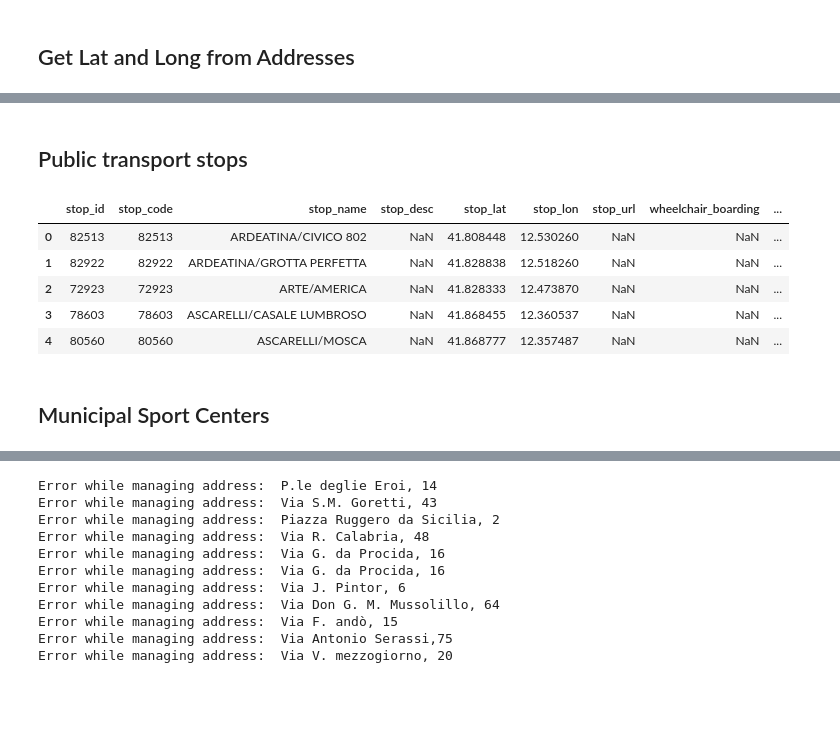
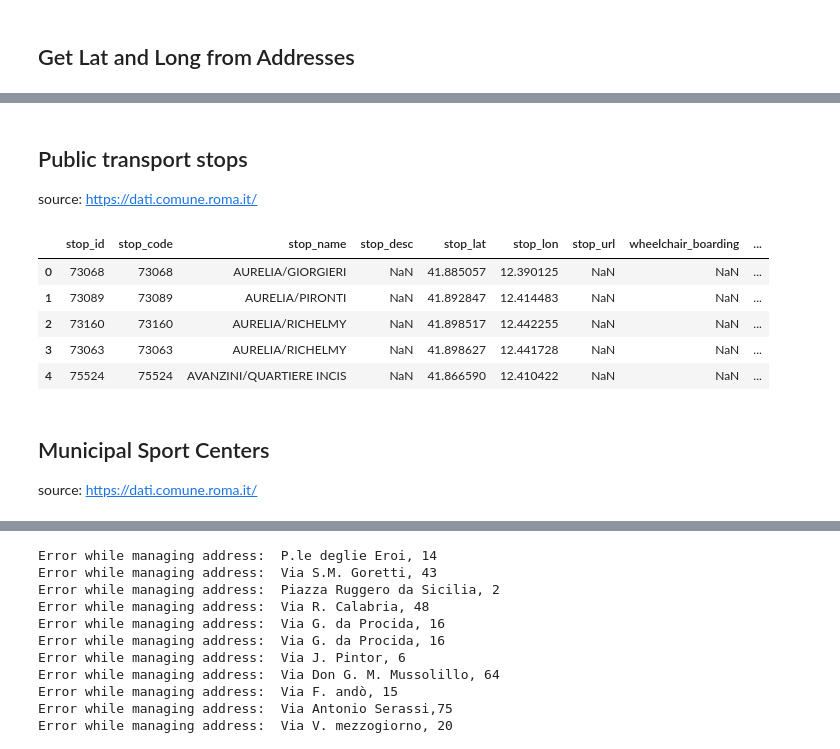
Before and after one commit to CityScope/CS_NTT_Rome, a Jupyter notebook: data_analysis/access_networks/access_analysis.ipynb, the cells around one changed output, grey strips where cells are left out. Drawn from its saved outputs; the diff is of its cells as text; code cells hidden in the pictures; blank space fills up the shorter version.

```diff
--- a/data_analysis/access_networks/access_analysis.ipynb
+++ b/data_analysis/access_networks/access_analysis.ipynb
@@ -117,2 +59,5 @@ accommodation_gdf.to_file('./outputs/accomodation.geojson',
+# %%
+DATA_PATH="Dataset-Dropbox/"
 # %% [markdown]
 ## Public transport stops
+source: https://dati.comune.roma.it/
@@ -128,10 +64,10 @@ zipfile = ZipFile(BytesIO(resp.read()))
 # %%
-transport_stops=pd.read_csv(zipfile.open('stops.txt'), sep=',')
+transport_stops=pd.read_csv(DATA_PATH+'02-PublicTransports/'+'stops.txt', sep=',')
 transport_stops.head()
 # %% [output]
 |  | stop_id | stop_code | stop_name | stop_desc | stop_lat | stop_lon | stop_url | wheelchair_boarding | ... |
-| 0 | 82513 | 82513 | ARDEATINA/CIVICO 802 | NaN | 41.808448 | 12.530260 | NaN | NaN | ... |
-| 1 | 82922 | 82922 | ARDEATINA/GROTTA PERFETTA | NaN | 41.828838 | 12.518260 | NaN | NaN | ... |
-| 2 | 72923 | 72923 | ARTE/AMERICA | NaN | 41.828333 | 12.473870 | NaN | NaN | ... |
-| 3 | 78603 | 78603 | ASCARELLI/CASALE LUMBROSO | NaN | 41.868455 | 12.360537 | NaN | NaN | ... |
-| 4 | 80560 | 80560 | ASCARELLI/MOSCA | NaN | 41.868777 | 12.357487 | NaN | NaN | ... |
+| 0 | 73068 | 73068 | AURELIA/GIORGIERI | NaN | 41.885057 | 12.390125 | NaN | NaN | ... |
+| 1 | 73089 | 73089 | AURELIA/PIRONTI | NaN | 41.892847 | 12.414483 | NaN | NaN | ... |
+| 2 | 73160 | 73160 | AURELIA/RICHELMY | NaN | 41.898517 | 12.442255 | NaN | NaN | ... |
+| 3 | 73063 | 73063 | AURELIA/RICHELMY | NaN | 41.898627 | 12.441728 | NaN | NaN | ... |
+| 4 | 75524 | 75524 | AVANZINI/QUARTIERE INCIS | NaN | 41.866590 | 12.410422 | NaN | NaN | ... |
@@ -138,5 +76,6 @@ transport_stops.head()
 # %% [markdown]
 ## Municipal Sport Centers
+source: https://dati.comune.roma.it/
 # %%
 SPORTS_DATA_LOC='https://dati.comune.roma.it/catalog/dataset/acb9bbf0-9beb-409d-b5e8-b4407dec1aef/resource/809dfc0d-f305-4b9e-a487-2b4ce7fd5b0c/download/centri_sportivi_municipali_2018.csv'
 # %%
```
Also changed, not shown: parts of 55 cells of this notebook, 1 other file.
